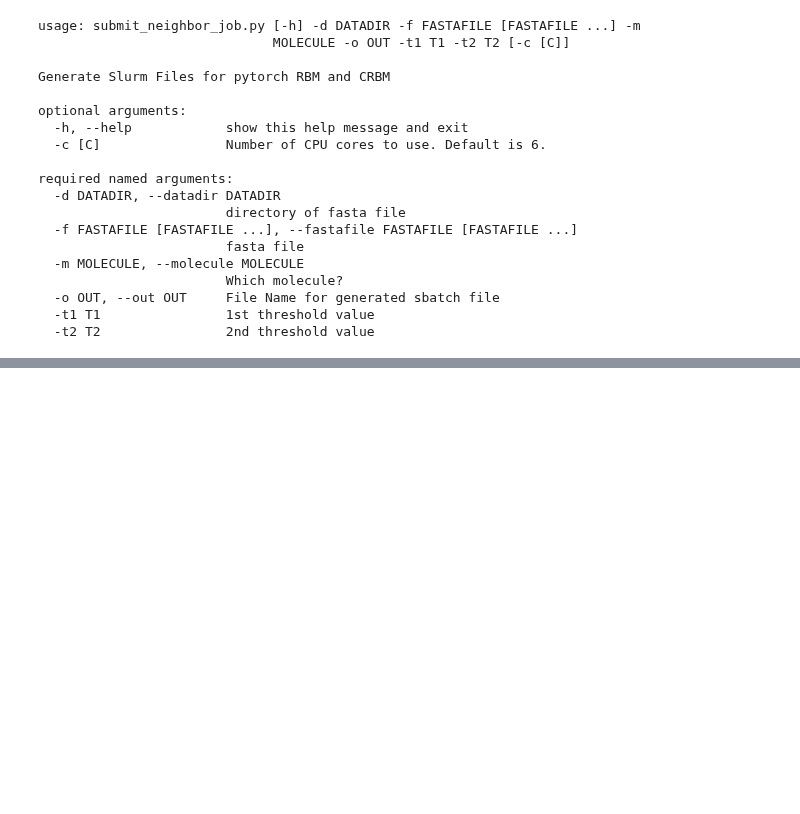
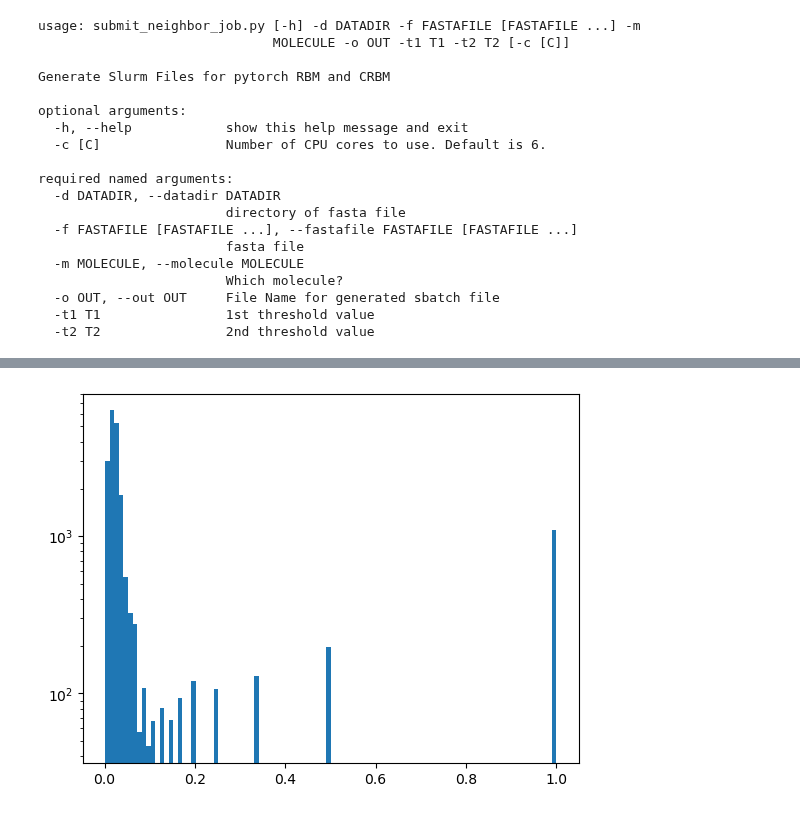
Before and after one commit to Jonahowns/phage_display_ML, a Jupyter notebook: datasets/cov_dataset_prep_example.ipynb, the cells around one changed output, grey strips where cells are left out. Saved outputs shown, nothing was run; the diff lists cells and outputs as text; code cells hidden in the pictures; blank space fills up the shorter version.

```diff
--- a/datasets/cov_dataset_prep_example.ipynb
+++ b/datasets/cov_dataset_prep_example.ipynb
@@ -331,0 +353,5 @@ required named arguments:
+# %%
+inverse_m1_neighs = [1/x for x in m1_neighs]
+dp.quick_hist(inverse_m1_neighs)
+# %% [output]
+[figure, added]
```
Also changed, not shown: parts of 10 cells of this notebook, 7 other files.
